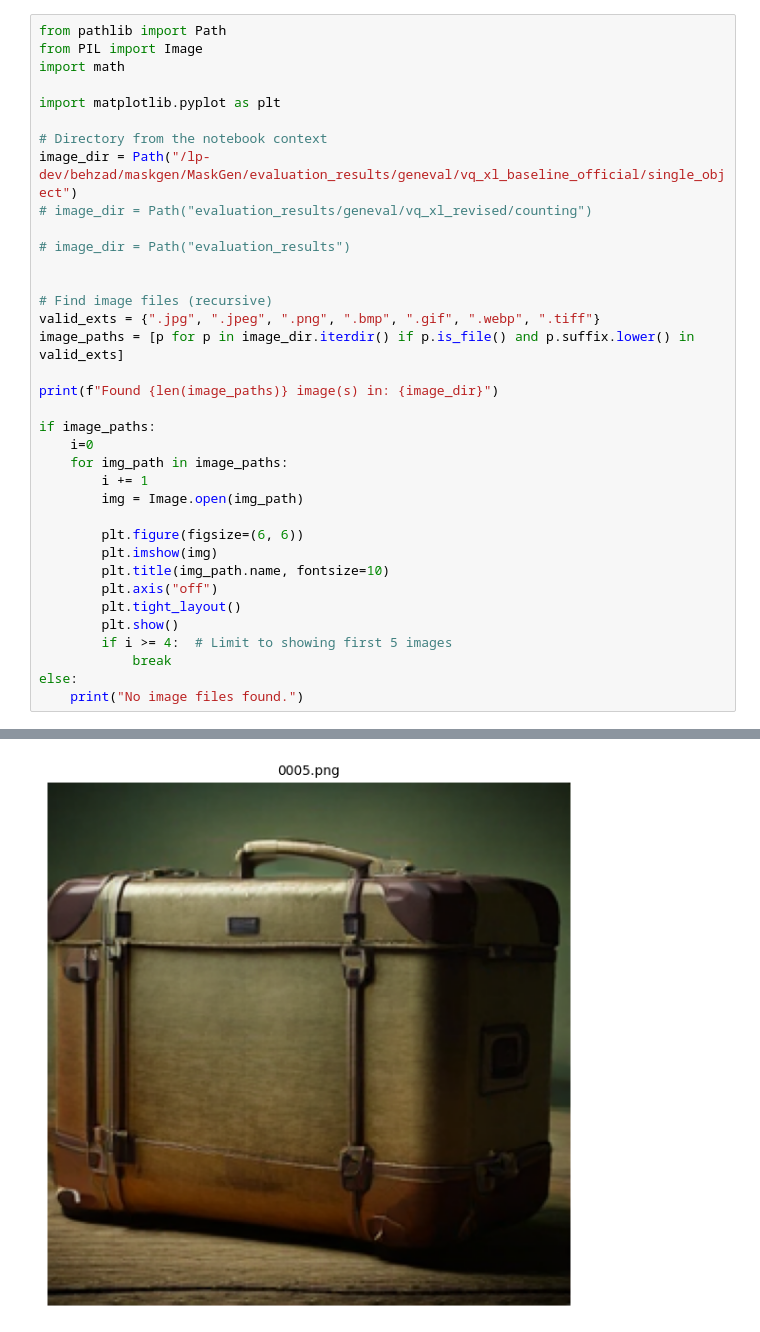
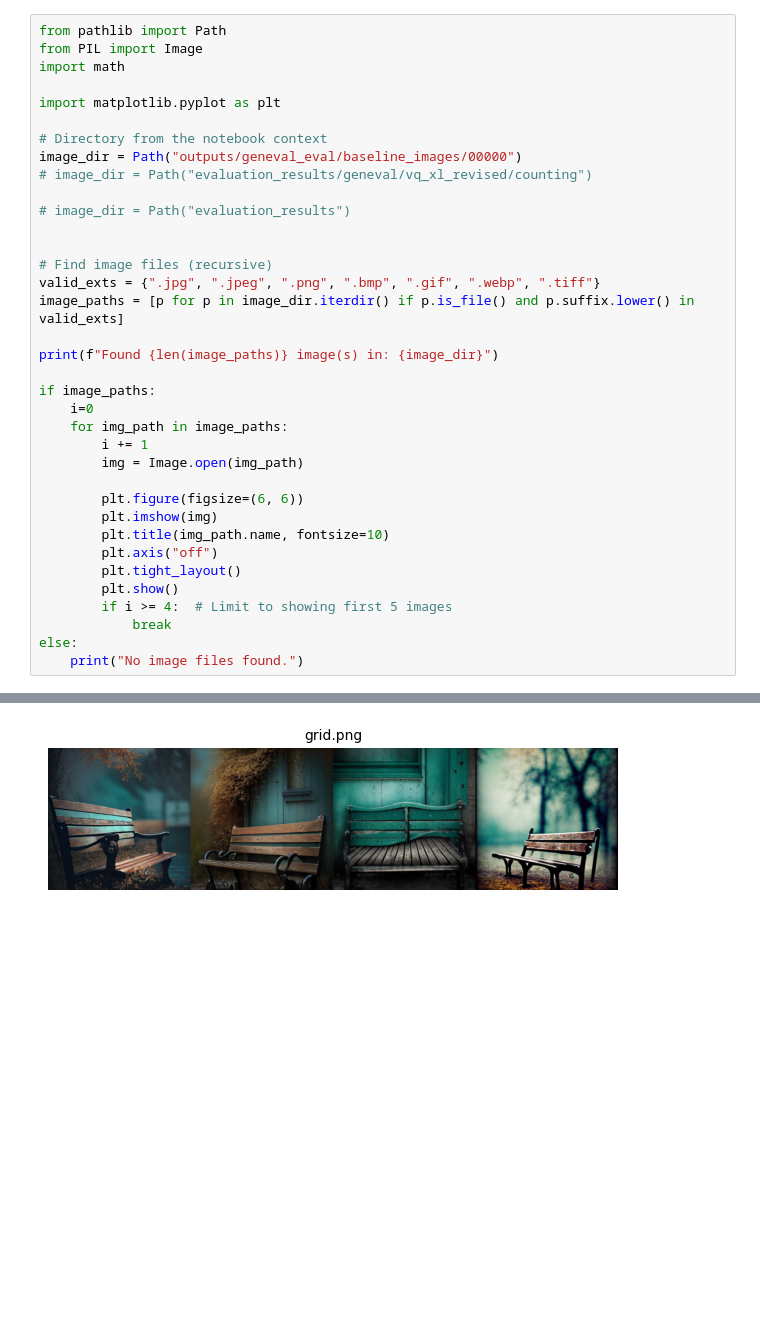
Before and after one commit to Hejrati/MaskGen, a Jupyter notebook: viz.ipynb, the cells around one changed output, grey strips where cells are left out. Saved outputs shown, nothing was run; the diff lists cells and outputs as text; blank space fills up the shorter version.

```diff
--- a/viz.ipynb
+++ b/viz.ipynb
@@ -6,7 +6,7 @@ import math
 import matplotlib.pyplot as plt
 
 # Directory from the notebook context
-image_dir = Path("/lp-dev/behzad/maskgen/MaskGen/evaluation_results/geneval/vq_xl_baseline_official/single_object")
+image_dir = Path("outputs/geneval_eval/baseline_images/00000")
 # image_dir = Path("evaluation_results/geneval/vq_xl_revised/counting")
 
 # image_dir = Path("evaluation_results")
@@ -39 +39 @@ Found 80 image(s) in: /lp-dev/behzad/maskgen/MaskGen/evaluation_results/geneval/
-[figure, old version]
+[figure, new version]
```
Also changed, not shown: parts of 2 cells of this notebook, 1 other file.
